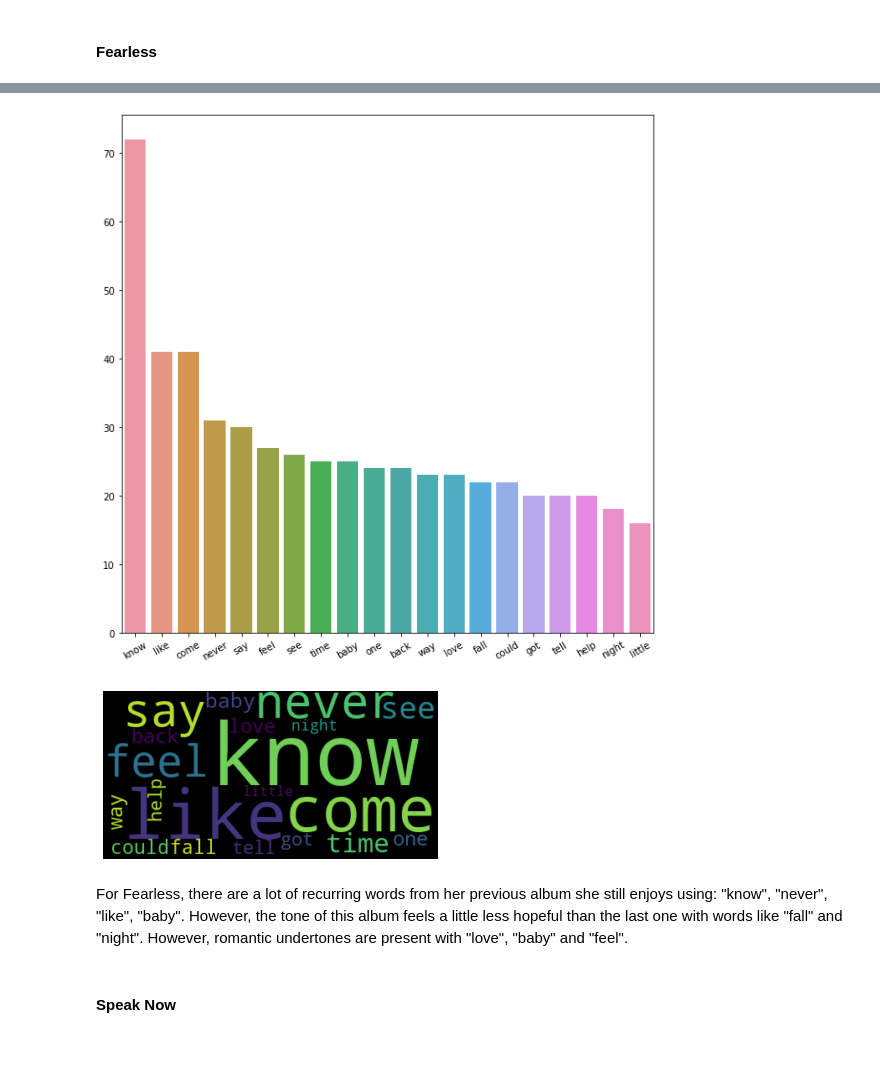
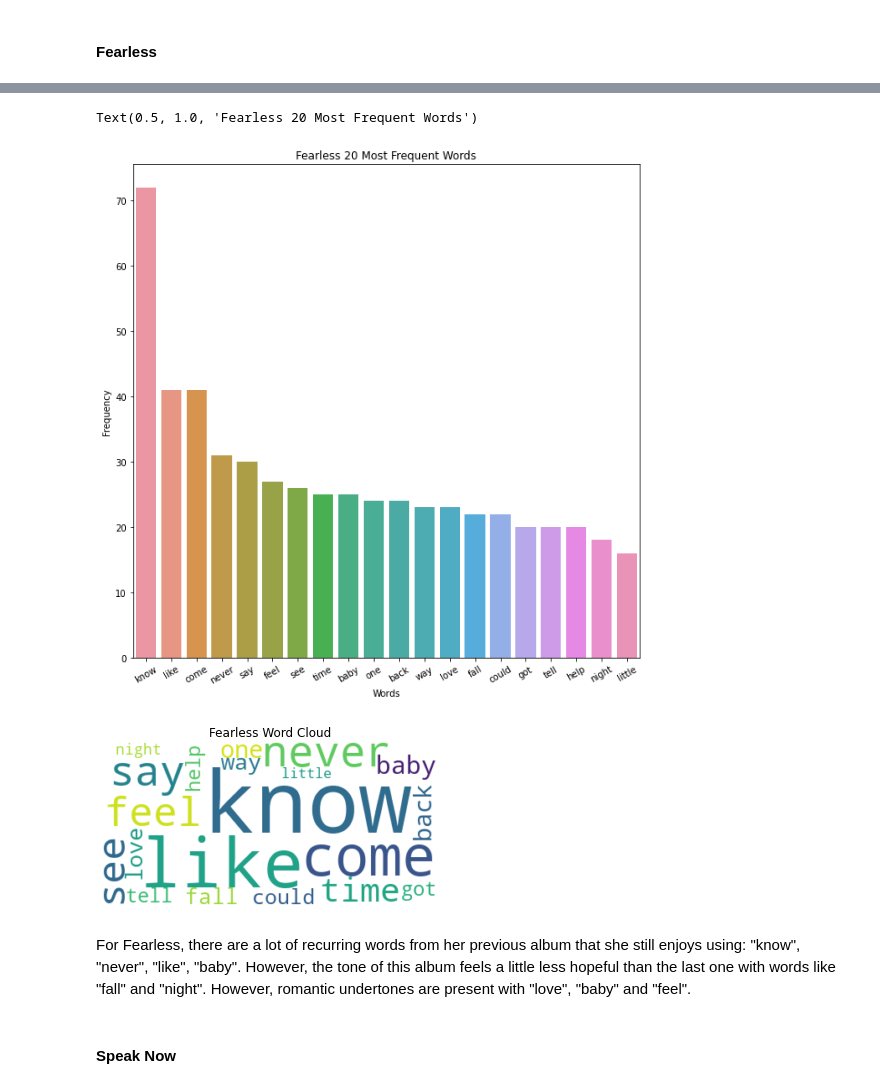
Before and after one commit to juliettecornet/Final-Project-, a Jupyter notebook: FinalProject/Taylor.ipynb, the cells around one changed output, grey strips where cells are left out. Cells and saved outputs as stored; diff of their text form; code cells hidden in the pictures; blank space fills up the shorter version.

```diff
--- a/FinalProject/Taylor.ipynb
+++ b/FinalProject/Taylor.ipynb
@@ -228,25 +244,33 @@ help 20
 night 18
 little 16
 # %%
+#hide_input
 f_fdist = FreqDist(fNoStopWords).most_common(20)
 f_fdist = pd.Series(dict(f_fdist))
 fig, ax = plt.subplots(figsize=(10,10))
 f_plot = sns.barplot(x=f_fdist.index, y=f_fdist.values, ax=ax)
 plt.xticks(rotation=30);
+ax.set_xlabel('Words')
+ax.set_ylabel('Frequency')
+# Set title
+ax.set_title("Fearless 20 Most Frequent Words")
 # %% [output]
+Text(0.5, 1.0, 'Fearless 20 Most Frequent Words')
-[figure, old version]
+[figure, new version]
 # %%
-wcloud2 = WordCloud().generate_from_frequencies(f_fdist)
+#hide_input
 # Plotting the wordcloud
-plt.imshow(wcloud2, interpolation="bilinear")
-
+wcloud = WordCloud(background_color="white").generate_from_frequencies(f_fdist)
+plt.imshow(wcloud, interpolation="bilinear")
 plt.axis("off")
 (-0.5, 399.5, 199.5, -0.5)
+title = "worddy cliud"
+plt.title('Fearless Word Cloud')
 plt.show()
 # %% [output]
-[figure, old version]
+[figure, new version]
 # %% [markdown]
-For Fearless, there are a lot of recurring words from her previous album she still enjoys using: "know", "never", "like", "baby". However, the tone of this album feels a little less hopeful than the last one with words like "fall" and "night". However, romantic undertones are present with "love", "baby" and "feel".
+For Fearless, there are a lot of recurring words from her previous album that she still enjoys using: "know", "never", "like", "baby". However, the tone of this album feels a little less hopeful than the last one with words like "fall" and "night". However, romantic undertones are present with "love", "baby" and "feel".
 # %% [markdown]
 #### Speak Now
 # %%
```
Also changed, not shown: parts of 74 cells of this notebook, 9 other files.
